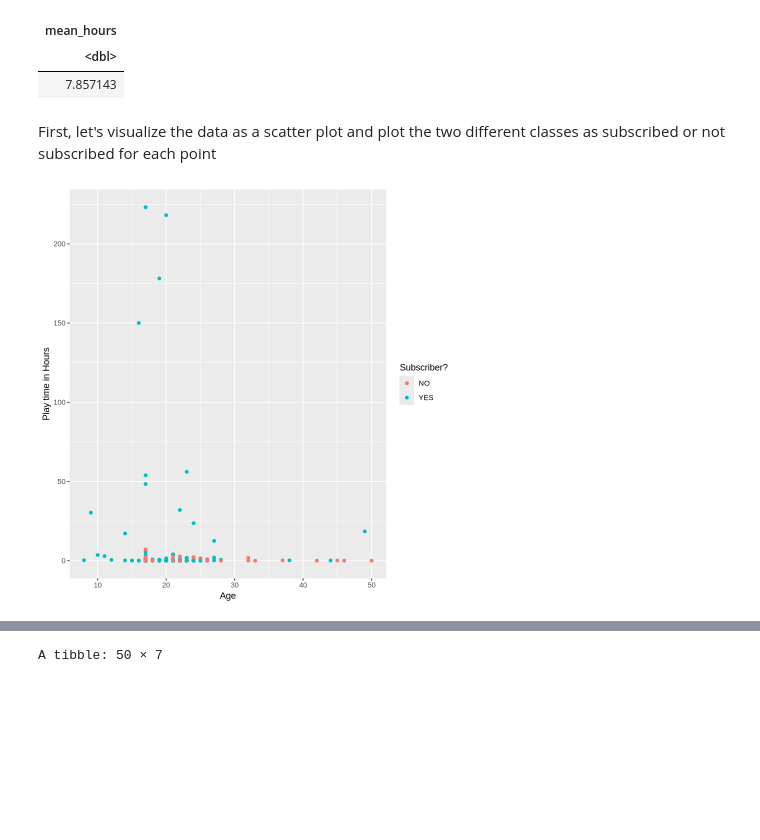
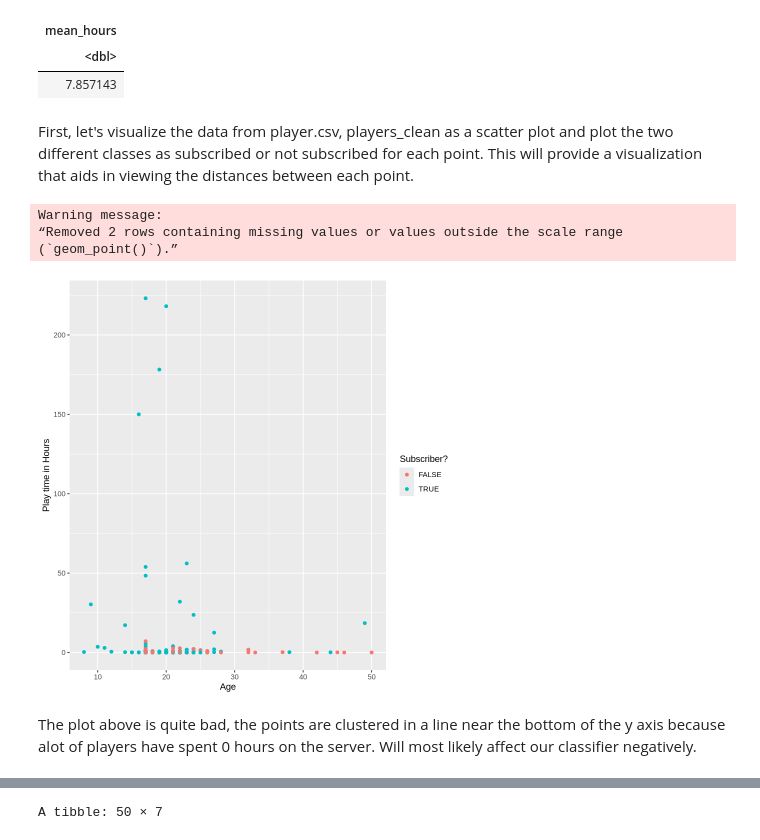
Before and after one commit to halenho/DS_PROJECT, a Jupyter notebook: DSCI FINAL PROJECT Report.ipynb, the cells around one changed output, grey strips where cells are left out. Drawn from its saved outputs; the diff is of its cells as text; code cells hidden in the pictures; blank space fills up the shorter version.

```diff
--- a/DSCI FINAL PROJECT Report.ipynb
+++ b/DSCI FINAL PROJECT Report.ipynb
@@ -142,14 +144,20 @@ A tibble: 1 × 1
 # %% [markdown]
-First, let's visualize the data as a scatter plot and plot the two different classes as subscribed or not subscribed for each point
+First, let's visualize the data from player.csv, players_clean as a scatter plot and plot the two different classes as subscribed or not subscribed for each point. This will provide a visualization that aids in viewing the distances between each point.
 # %%
-subscribed_players_plot <- ggplot(players_cleaner, aes(y = played_hours, x = Age, color = subscribe)) +
+subscribed_players_plot <- ggplot(players_clean, aes(y = played_hours, x = Age, color = subscribe)) +
         geom_point() +
         labs(y = "Play time in Hours",
              x = "Age",
-             color = "Subscriber?")
+             color = "Subscriber?") +
+        ggtitle("Figure 1: Age vs. Play Time by Subscription Status")
 subscribed_players_plot
 # %% [output]
+Warning message:
+“Removed 2 rows containing missing values or values outside the scale range
+(`geom_point()`).”
-[figure, old version]
+[figure, new version]
+# %% [markdown]
+The plot above is quite bad, the points are clustered in a line near the bottom of the y axis because alot of players have spent 0 hours on the server. Will most likely affect our classifier negatively.
 # %%
 set.seed(1)
 # %% [markdown]
```
Also changed, not shown: parts of 25 cells of this notebook.
